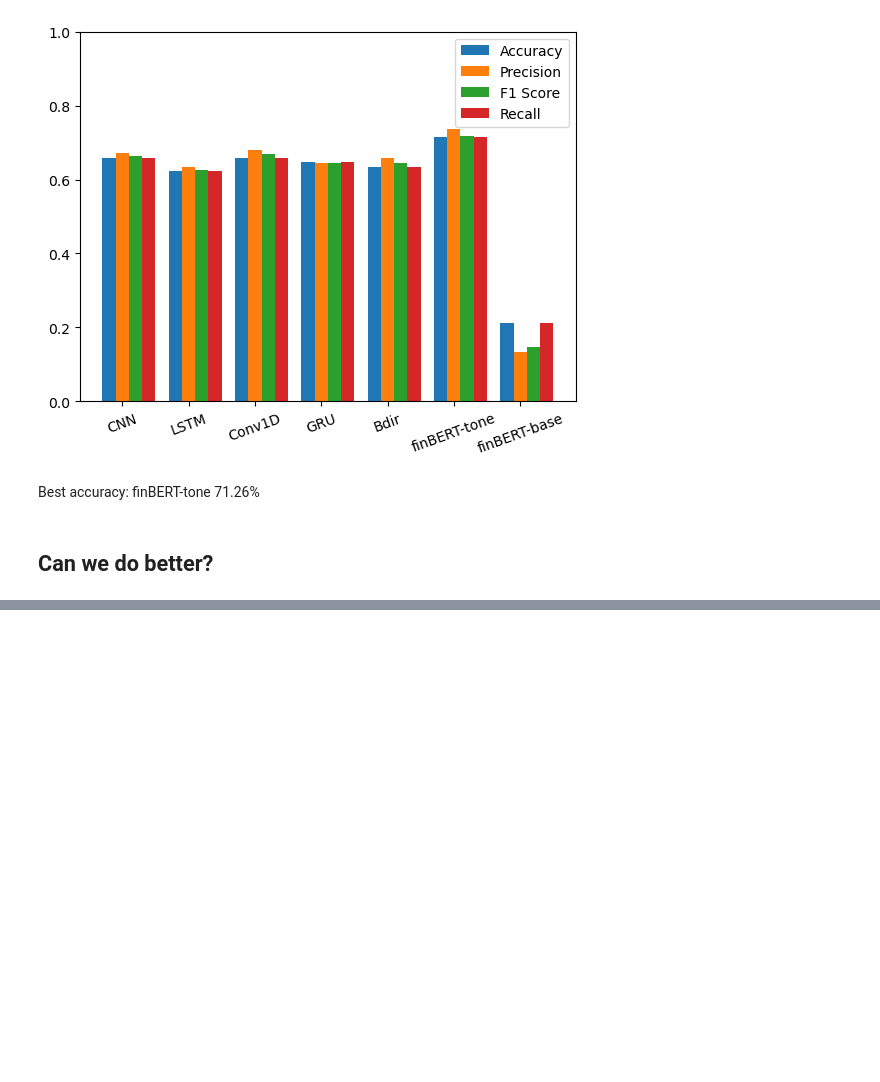
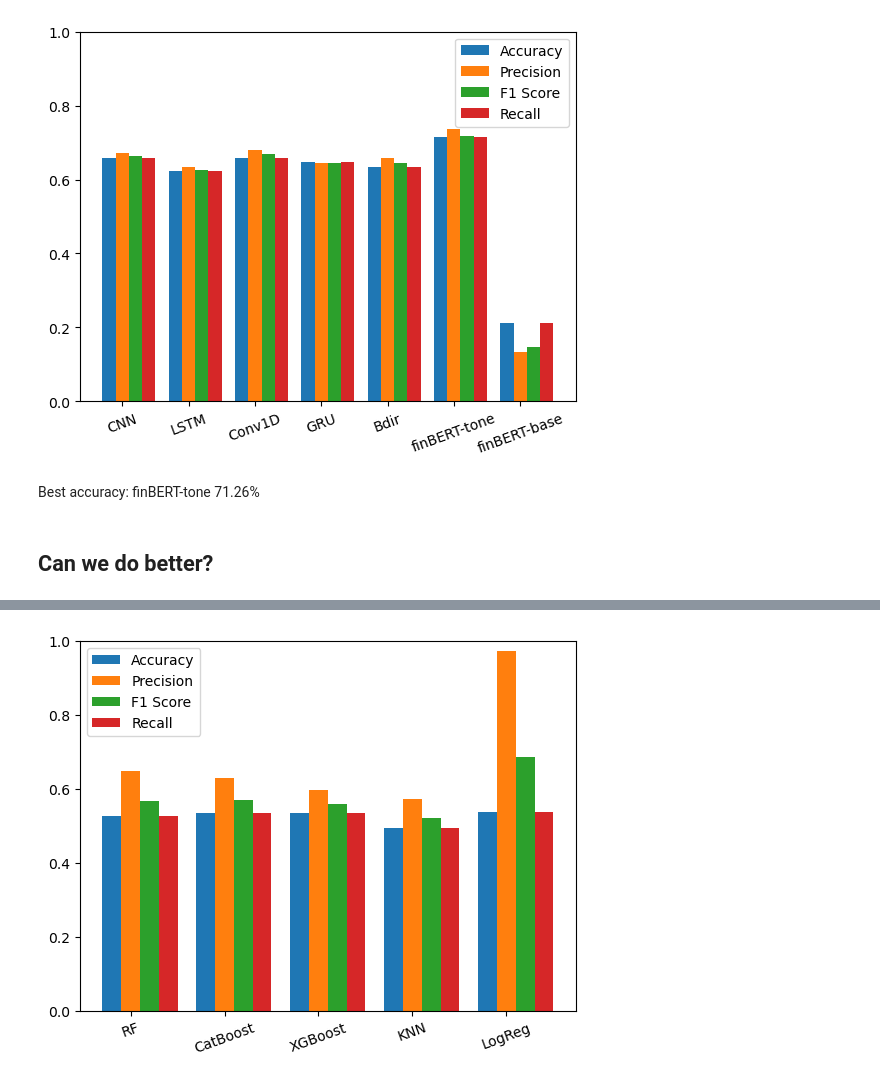
Before and after one commit to marci-nemeth/ML-Notebooks, a Jupyter notebook: 3-NLP/FinancialNewsNLP.ipynb, the cells around one changed output, grey strips where cells are left out. Saved outputs shown, nothing was run; the diff lists cells and outputs as text; code cells hidden in the pictures; blank space fills up the shorter version.

```diff
--- a/3-NLP/FinancialNewsNLP.ipynb
+++ b/3-NLP/FinancialNewsNLP.ipynb
@@ -440,0 +437,11 @@ LookupError:
+# %%
+embedding_layer_base = layers.Embedding(input_dim=10000,output_dim=1,embeddings_initializer="uniform",name="embeddings_base",input_length=avg_words)
+X_train = text_vectorizer(X_train)
+X_train = embedding_layer_base(X_train)
+# %%
+
+X_test = text_vectorizer(X_test)
+X_test = embedding_layer_base(X_test)
+# %%
+X_train = tf.squeeze(X_train)
+X_test = tf.squeeze(X_test)
@@ -441,6 +468,13 @@ LookupError:
 # %%
-estimators = [RandomForestClassifier(),CatBoostClassifier(),XGBClassifier(),KNeighborsClassifier()]
-
+estimators = [RandomForestClassifier(),CatBoostClassifier(),XGBClassifier(),KNeighborsClassifier(),LogisticRegression()]
+acc_scores = []
+prec_scores = []
+f1_scores = []
+recall_scores = []
 for clf in estimators:
-    scores = predict_scores(clf,X_over,y_over,X_test,y_test)
+    scores = predict_scores(clf,np.array(X_train),y_train,np.array(X_test),y_test)
+    acc_scores.append(scores["accuracy"])
+    prec_scores.append(scores["precision"])
+    f1_scores.append(scores["f1"])
+    recall_scores.append(scores["recall"])
 # %% [output]
@@ -447,0 +498,22 @@ NameError: name 'RandomForestClassifier' is not defined
+# %%
+fig = plt.figure()
+
+barWidth = 0.2
+br1 = np.arange(len(acc_scores))
+br2 = [x + barWidth for x in br1]
+br3 = [x + barWidth for x in br2]
+br4 = [x + barWidth for x in br3]
+
+
+
+plt.bar(br1,acc_scores,width=barWidth,label="Accuracy")
+plt.bar(br2,prec_scores,width=barWidth,label="Precision")
+plt.bar(br3,f1_scores,width=barWidth,label="F1 Score")
+plt.bar(br4,recall_scores,width=barWidth,label="Recall")
+plt.xticks([r + barWidth for r in range(len(acc_scores))],
+        ["RF","CatBoost","XGBoost","KNN","LogReg"],rotation=20)
+plt.ylim(0,1)
+plt.legend()
+plt.show()
+# %% [output]
+[figure, added]
```
Also changed, not shown: parts of 10 cells of this notebook.
